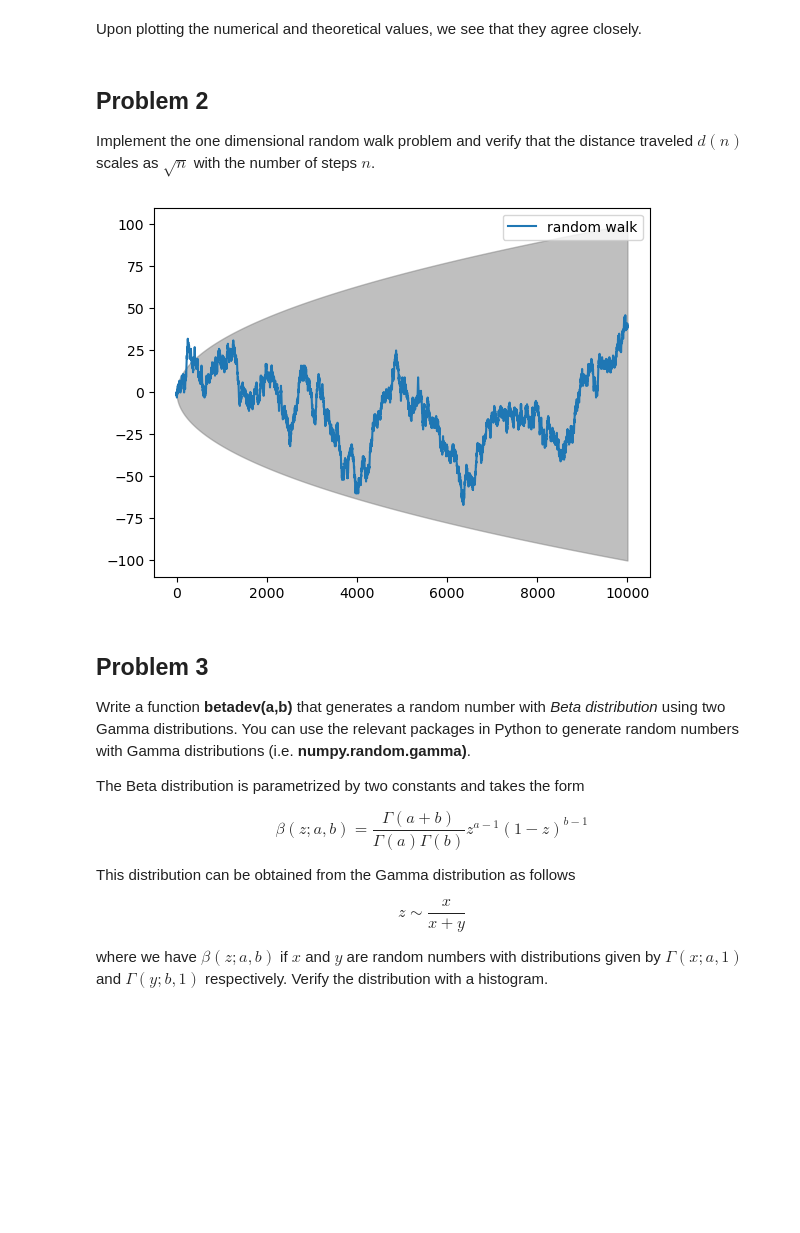
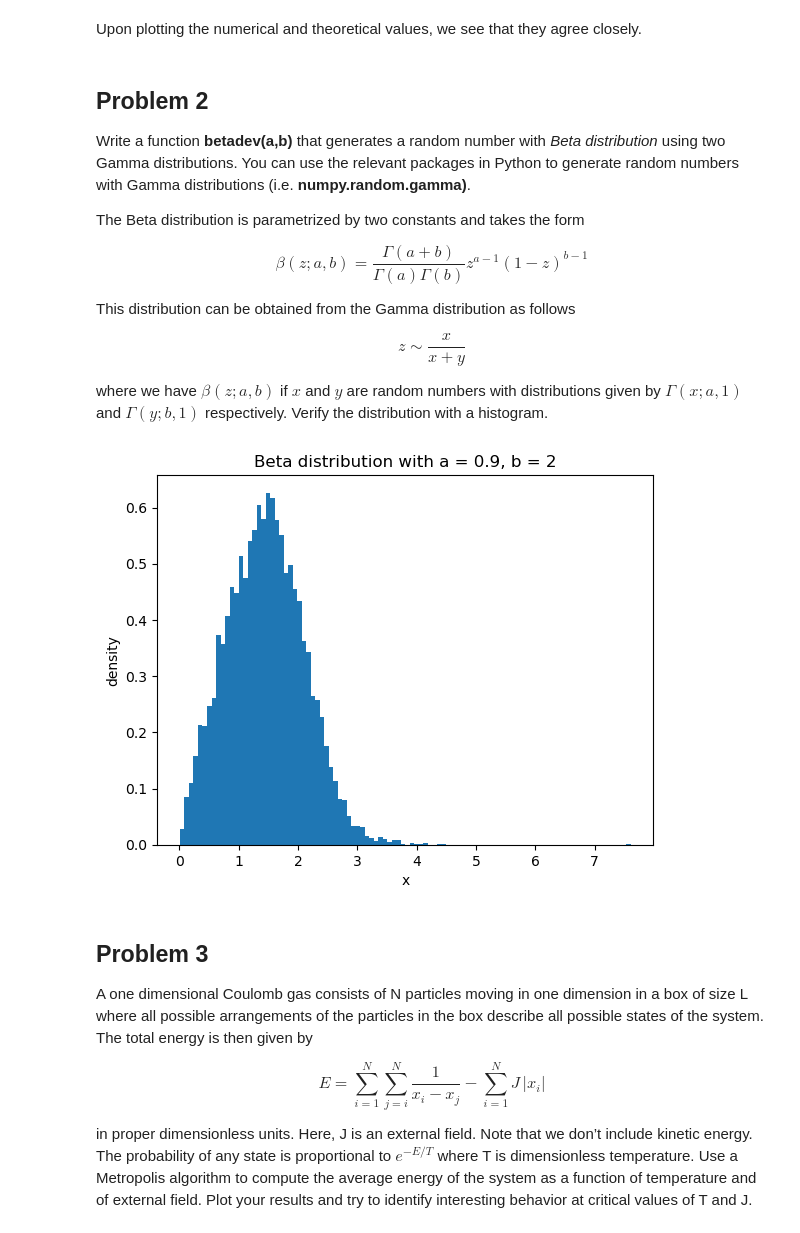
Before and after one commit to chtang-hmc/PHYS064, a Jupyter notebook: HW9C.ipynb, the cells around one changed output. Drawn from its saved outputs; the diff is of its cells as text; code cells hidden in the pictures; blank space fills up the shorter version.

```diff
--- a/HW9C.ipynb
+++ b/HW9C.ipynb
@@ -43,29 +43,8 @@ plt.show()
 [figure]
 # %% [markdown]
 Upon plotting the numerical and theoretical values, we see that they agree closely.
-# %% [markdown]
-## Problem 2
-
-Implement the one dimensional random walk problem and verify that the distance traveled $d(n)$ scales as $\sqrt{n}$ with the number of steps $n$.
-# %%
-# random walk
-
-def random_walk(steps = 1000):
-    path = np.zeros(steps)
-    for i in range(1, steps):
-        path[i] = path[i-1] + np.random.choice([-1, 1])
-    plt.plot(path, label = 'random walk')
-    # shade the area between ±sqrt(n)
-    plt.fill_between(range(steps), -np.sqrt(range(steps)), np.sqrt(range(steps)), color = 'grey', alpha = 0.5)
-    plt.legend()
-    plt.show()
-    return path
-
-r = random_walk(10000)
-# %% [output]
-[figure, removed]
 # %% [markdown]
-## Problem 3
+## Problem 2
 
 Write a function **betadev(a,b)** that generates a random number with *Beta distribution* using two Gamma distributions. You can use the relevant packages in Python to generate random numbers with Gamma distributions (i.e. **numpy.random.gamma)**.
 
@@ -88,3 +67,25 @@ def betadev(a,b):
     y = np.random.gamma(b, 1)
     z = x/(x+y)
     return sp.gamma(a+b)/(sp.gamma(a)*sp.gamma(b))*z**(a-1)*(1-z)**(b-1)
+# %%
+# plot the beta distribution
+a = 0.9
+b = 2
+beta = np.array([betadev(a,b) for i in range(10000)])
+plt.hist(beta, bins = 100, density = True, label = f'a = {a}, b = {b}')
+plt.title(f'Beta distribution with a = {a}, b = {b}')
+plt.xlabel('x')
+plt.ylabel('density')
+plt.show()
+# %% [output]
+[figure, added]
+# %% [markdown]
+## Problem 3
+
+A one dimensional Coulomb gas consists of N particles moving in one dimension in a box of size L where all possible arrangements of the particles in the box describe all possible states of the system. The total energy is then given by
+
+$$
+E=\sum_{i=1}^N\sum_{j=i}^N \frac{1}{x_i-x_j} -\sum_{i=1}^N J\,|x_i|
+$$
+
+in proper dimensionless units. Here, J is an external field. Note that we don’t include kinetic energy. The probability of any state is proportional to $e^{-E/T}$ where T is dimensionless temperature. Use a Metropolis algorithm to compute the average energy of the system as a function of temperature and of external field. Plot your results and try to identify interesting behavior at critical values of T and J.
```
Also changed, not shown: parts of 2 cells of this notebook.
